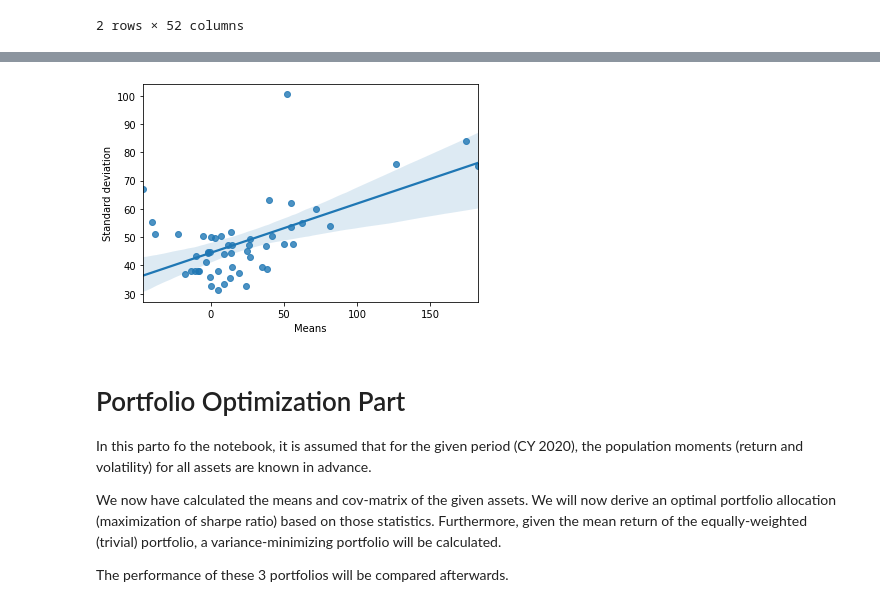
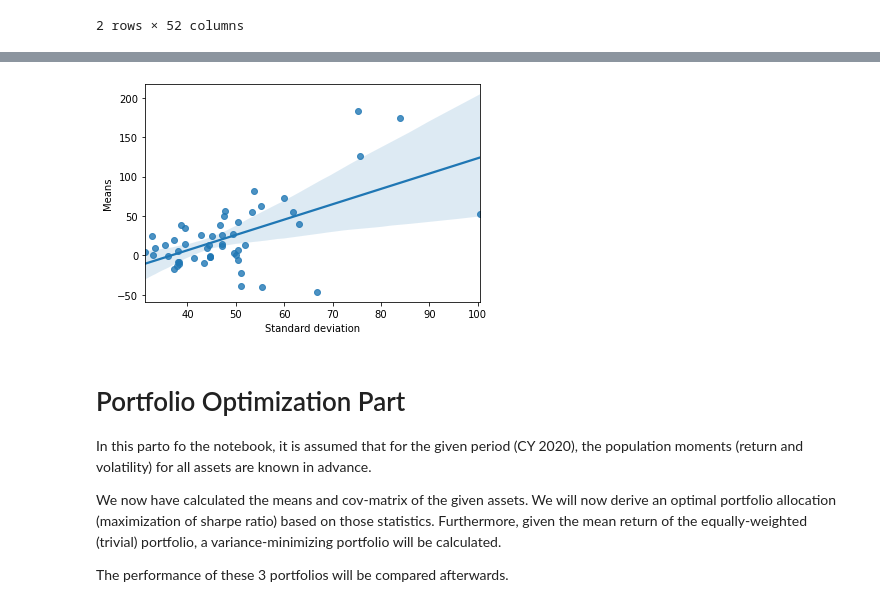
Before and after one commit to lukaskoerber/Portfolio-Optimization, a Jupyter notebook: markowitz_portfolio_optimization.ipynb, the cells around one changed output, grey strips where cells are left out. Saved outputs shown, nothing was run; the diff lists cells and outputs as text; code cells hidden in the pictures.

Commit message:
changed plot

```diff
--- a/markowitz_portfolio_optimization.ipynb
+++ b/markowitz_portfolio_optimization.ipynb
@@ -264,8 +244,8 @@ data
 # %%
 # Return relationship
-sns.regplot(x='Means',y='Standard deviation', data=data);
+sns.regplot(x='Standard deviation',y='Means', data=data);
 # %% [output]
-[figure, old version]
+[figure, new version]
 # %% [markdown]
 # Portfolio Optimization Part
 
```
Also changed, not shown: parts of 1 cell of this notebook.
